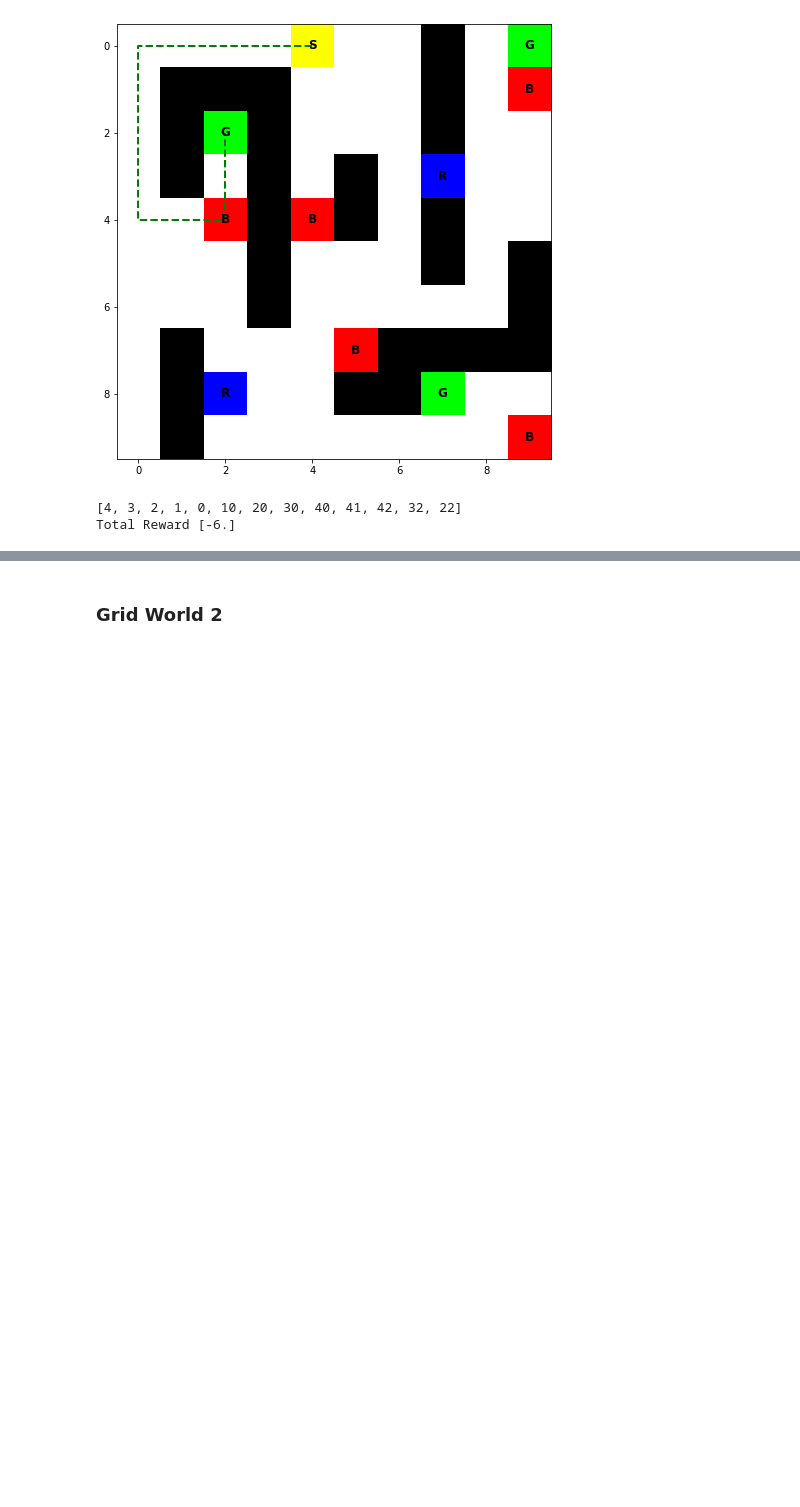
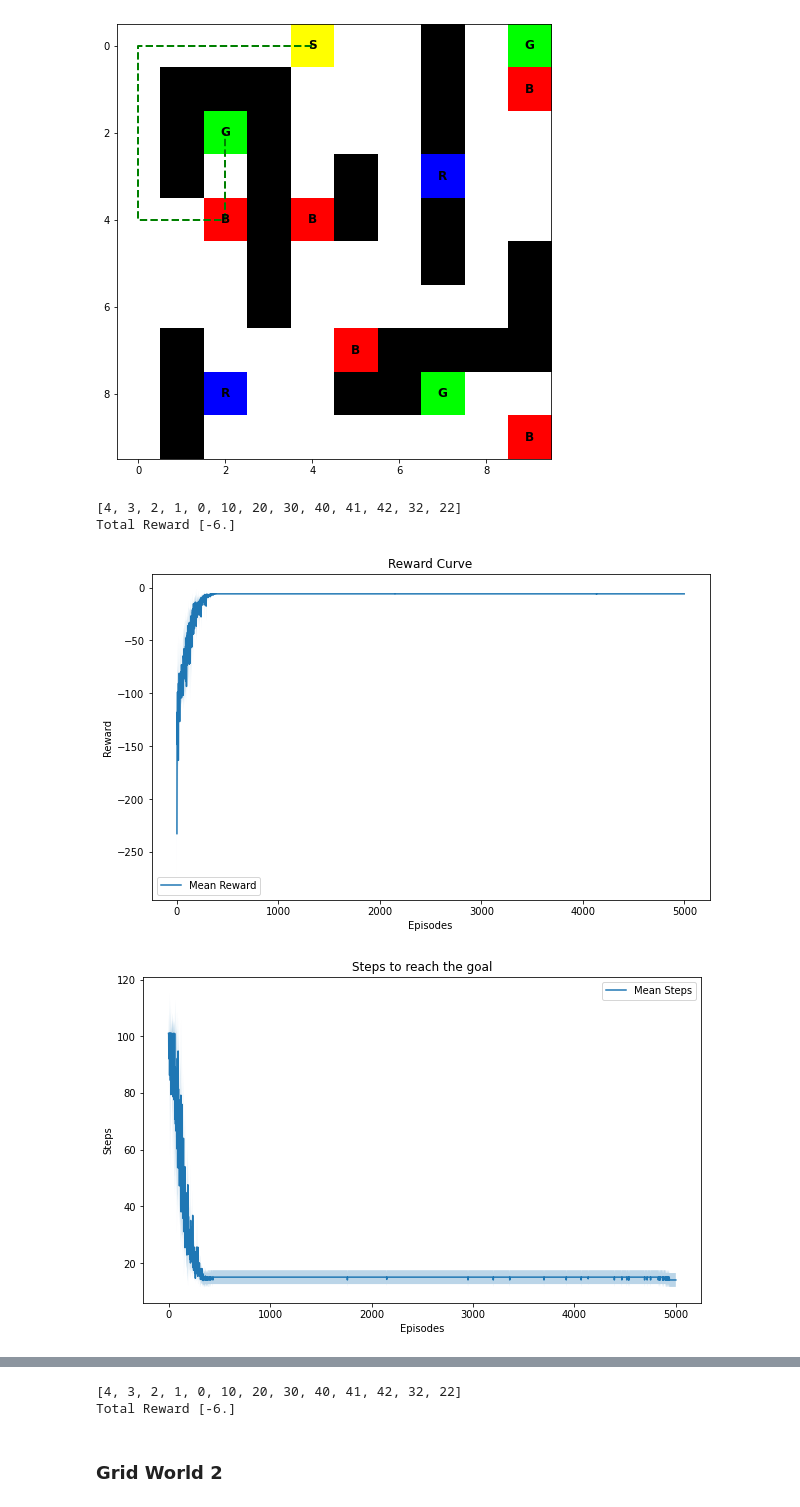
Before and after one commit to nishant-sahoo/RL_Assignments, a Jupyter notebook: Programming Assignments/PA1/notebook.ipynb, the cells around one changed output, grey strips where cells are left out. Cells and saved outputs as stored; diff of their text form; code cells hidden in the pictures; blank space fills up the shorter version.

```diff
--- a/Programming Assignments/PA1/notebook.ipynb
+++ b/Programming Assignments/PA1/notebook.ipynb
@@ -774,16 +757,16 @@ stop
 # %%
 # Experiment 1.1.2: wind=False(clear), p = 1.0(deterministic step), start state (0, 4), Q-Learning
-env = gw.create_gridworld()
-env.add_transition_probability(p_good_transition=1.0, bias=0.5)
-env.start_state = np.array([[0,4]])
-env = env.create_gridworld()
+env = init_env([0, 4], 1.0, 0.5, False)
 
 q_learning = QLearning(env, alpha=0.1, gamma=0.9, epsilon=0.1, tau=0.1, num_episodes=5000, num_runs=5, policy='softmax')
 Q, rewards, steps, state_visits = q_learning.train()
 
 plot = Plot(env, rewards, steps, state_visits, Q)
 plot.reward()
 plot.steps_to_goal()
 plot.state_visit_count()
 plot.Q_values()
 plot.optimal_path()
+# %% [output]
+[figure, added]
+[figure, added]
@@ -790,2 +776,4 @@ plot.optimal_path()
+[4, 3, 2, 1, 0, 10, 20, 30, 40, 41, 42, 32, 22]
+Total Reward [-6.]
 # %%
 # Experiment 1.2.1: wind=False(clear), p = 1.0(deterministic step), start state (3, 6), SARSA
```
Also changed, not shown: parts of 21 cells of this notebook.
